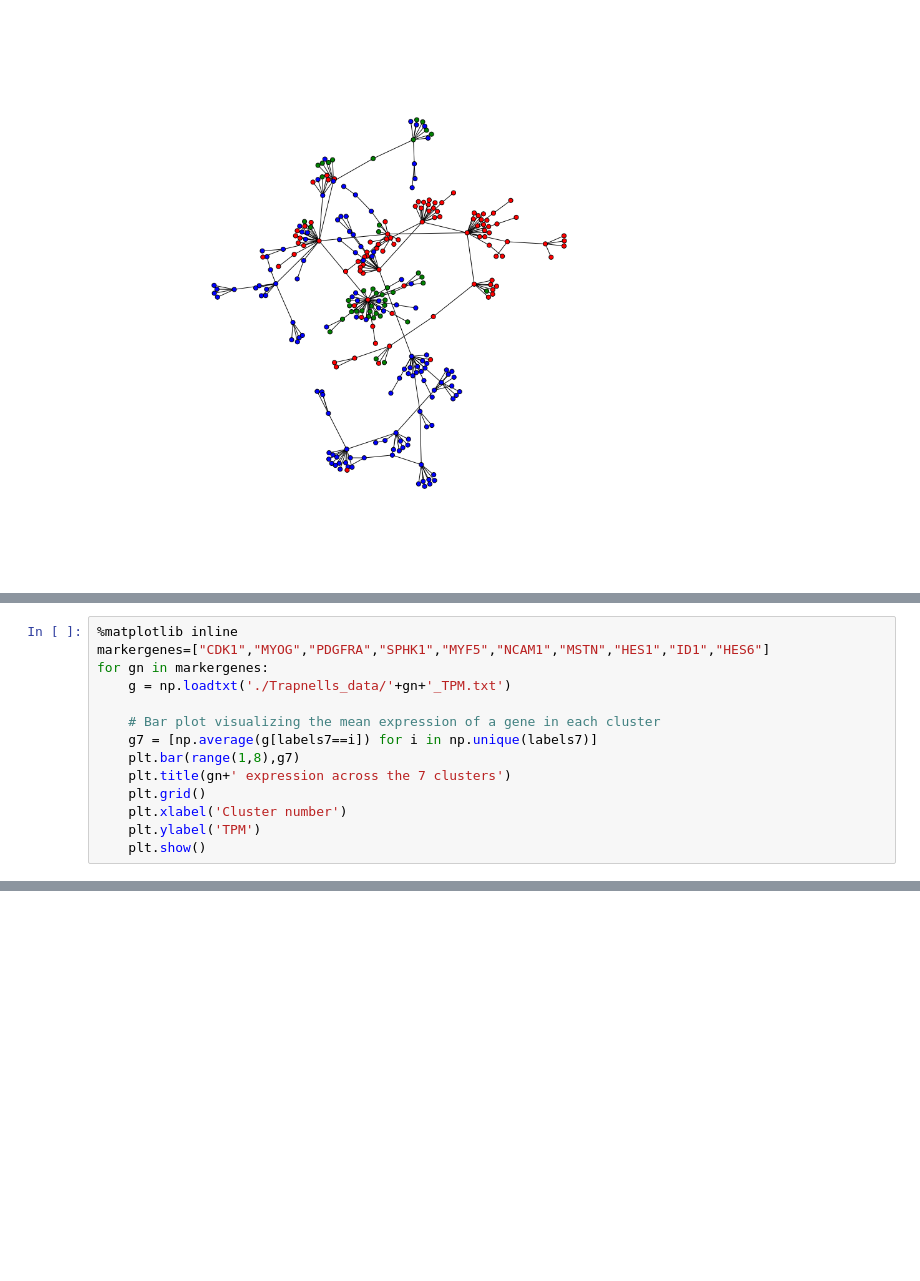
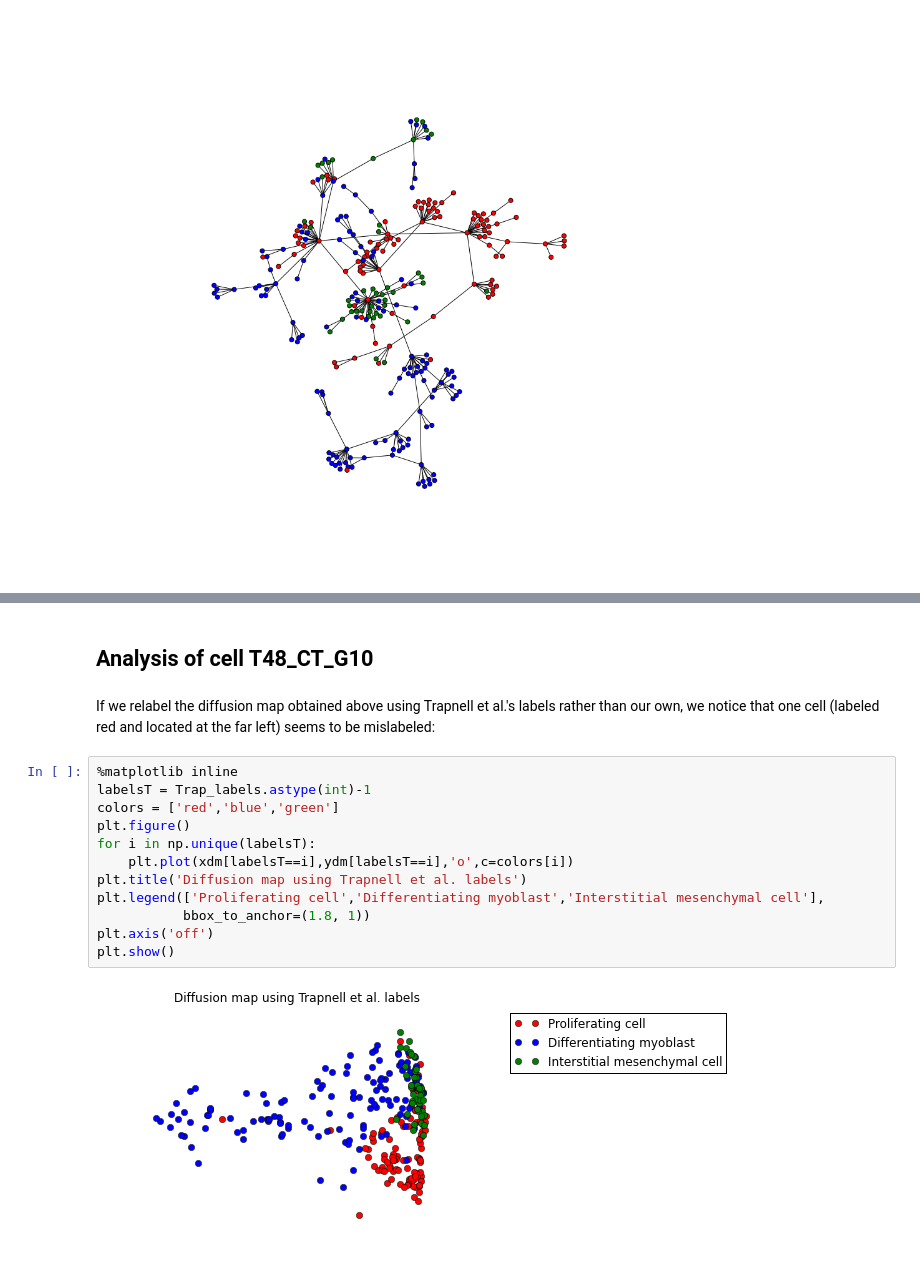
Before and after one commit to govinda-kamath/clustering_on_transcript_compatibility_counts, a Jupyter notebook: Trapnell_pipeline/Trapnell_Analysis.ipynb, the cells around one changed output, grey strips where cells are left out. Drawn from its saved outputs; the diff is of its cells as text; blank space fills up the shorter version.

```diff
--- a/Trapnell_pipeline/Trapnell_Analysis.ipynb
+++ b/Trapnell_pipeline/Trapnell_Analysis.ipynb
@@ -250,14 +246,0 @@ First we show the variation of TPMs across the 7 clusters. The TPM expression is
-# %%
-%matplotlib inline
-markergenes=["CDK1","MYOG","PDGFRA","SPHK1","MYF5","NCAM1","MSTN","HES1","ID1","HES6"]
-for gn in markergenes:
-    g = np.loadtxt('./Trapnells_data/'+gn+'_TPM.txt')
-
-    # Bar plot visualizing the mean expression of a gene in each cluster
-    g7 = [np.average(g[labels7==i]) for i in np.unique(labels7)]
-    plt.bar(range(1,8),g7)
-    plt.title(gn+' expression across the 7 clusters')
-    plt.grid()
-    plt.xlabel('Cluster number')
-    plt.ylabel('TPM')
-    plt.show()
@@ -414,0 +334,18 @@ cannot convert argument to rgb sequence
+# %% [markdown]
+## Analysis of cell T48_CT_G10 <a id='section5'></a>
+# %% [markdown]
+If we relabel the diffusion map obtained above using Trapnell et al.'s labels rather than our own, we notice that one cell (labeled red and located at the far left) seems to be mislabeled:
+# %%
+%matplotlib inline
+labelsT = Trap_labels.astype(int)-1
+colors = ['red','blue','green']
+plt.figure()
+for i in np.unique(labelsT):
+    plt.plot(xdm[labelsT==i],ydm[labelsT==i],'o',c=colors[i])
+plt.title('Diffusion map using Trapnell et al. labels')
+plt.legend(['Proliferating cell','Differentiating myoblast','Interstitial mesenchymal cell'],
+           bbox_to_anchor=(1.8, 1))
+plt.axis('off')
+plt.show()
+# %% [output]
+[figure, added]
```
Also changed, not shown: parts of 18 cells of this notebook, 2 other files.
